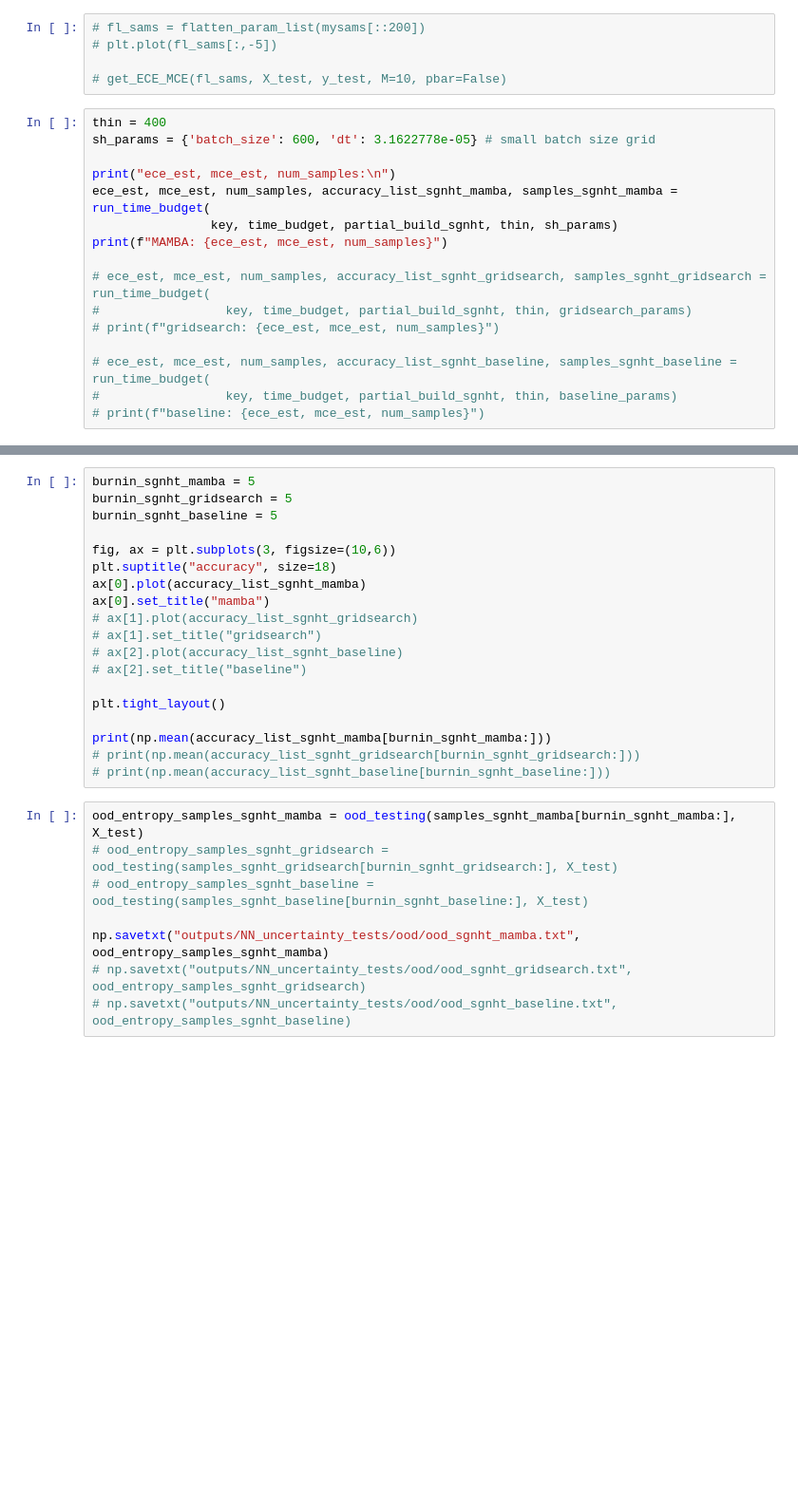
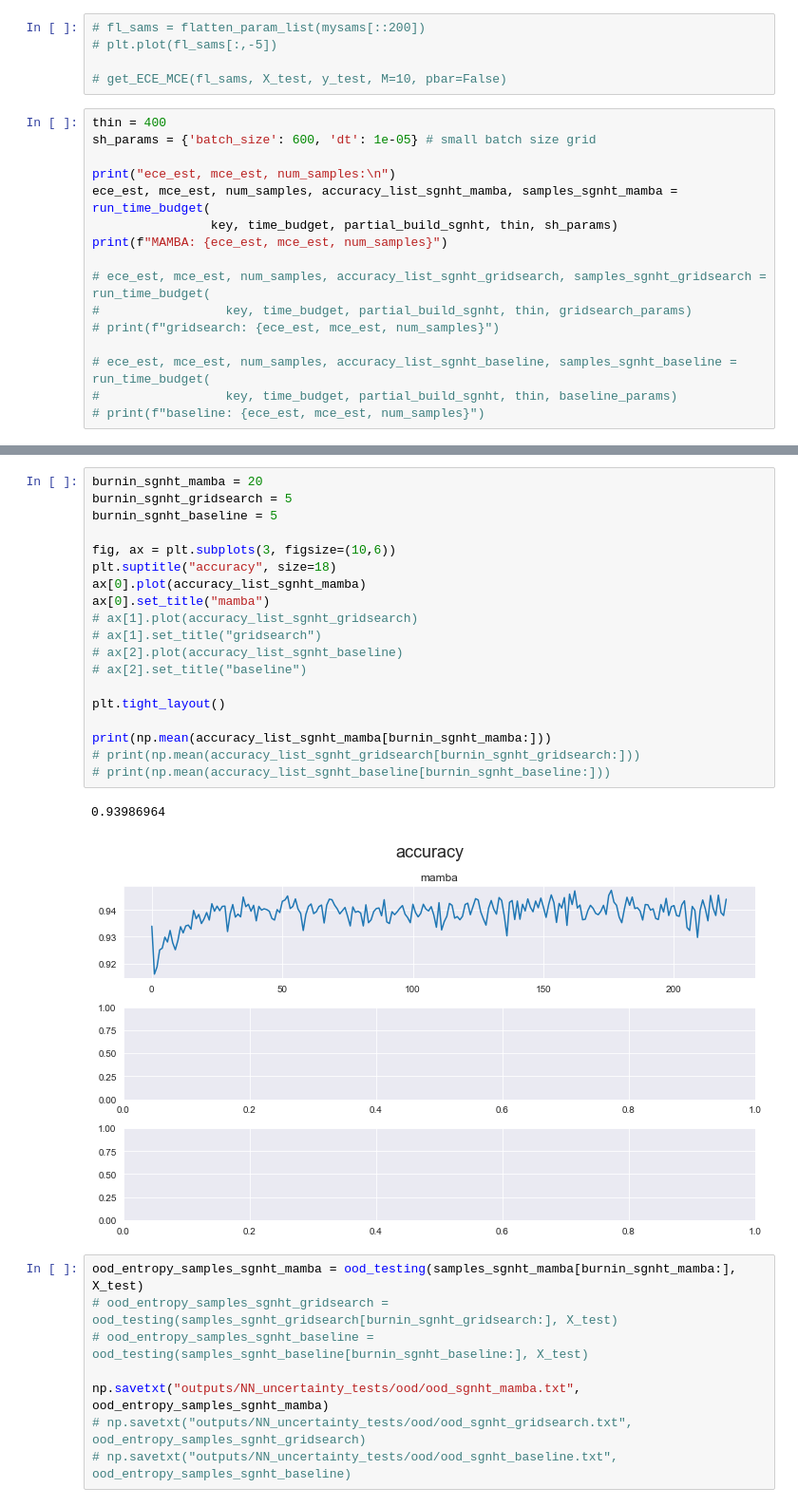
Before and after one commit to jeremiecoullon/SGMCMC_bandit_tuning, a Jupyter notebook: experiments/NN_evaluate.ipynb, the cells around one changed output, grey strips where cells are left out. Shown at 95% size. Cells and saved outputs as stored; diff of their text form; blank space fills up the shorter version.

```diff
--- a/experiments/NN_evaluate.ipynb
+++ b/experiments/NN_evaluate.ipynb
@@ -847,7 +858,7 @@ print({'batch_size': gridsearch_bs, 'dt': dt_baseline})
 # get_ECE_MCE(fl_sams, X_test, y_test, M=10, pbar=False)
 # %%
 thin = 400
-sh_params = {'batch_size': 600, 'dt': 3.1622778e-05} # small batch size grid
+sh_params = {'batch_size': 600, 'dt': 1e-05} # small batch size grid
 
 print("ece_est, mce_est, num_samples:\n")
 ece_est, mce_est, num_samples, accuracy_list_sgnht_mamba, samples_sgnht_mamba = run_time_budget(
@@ -864,22 +883,25 @@ print(f"MAMBA: {ece_est, mce_est, num_samples}")
 # %%
-burnin_sgnht_mamba = 5
+burnin_sgnht_mamba = 20
 burnin_sgnht_gridsearch = 5
 burnin_sgnht_baseline = 5
 
 fig, ax = plt.subplots(3, figsize=(10,6))
 plt.suptitle("accuracy", size=18)
 ax[0].plot(accuracy_list_sgnht_mamba)
 ax[0].set_title("mamba")
 # ax[1].plot(accuracy_list_sgnht_gridsearch)
 # ax[1].set_title("gridsearch")
 # ax[2].plot(accuracy_list_sgnht_baseline)
 # ax[2].set_title("baseline")
 
 plt.tight_layout()
 
 print(np.mean(accuracy_list_sgnht_mamba[burnin_sgnht_mamba:]))
 # print(np.mean(accuracy_list_sgnht_gridsearch[burnin_sgnht_gridsearch:]))
 # print(np.mean(accuracy_list_sgnht_baseline[burnin_sgnht_baseline:]))
+# %% [output]
+0.93986964
+[figure, added]
 # %%
 ood_entropy_samples_sgnht_mamba = ood_testing(samples_sgnht_mamba[burnin_sgnht_mamba:], X_test)
 # ood_entropy_samples_sgnht_gridsearch = ood_testing(samples_sgnht_gridsearch[burnin_sgnht_gridsearch:], X_test)
```
Also changed, not shown: parts of 16 cells of this notebook, 8 other files.
